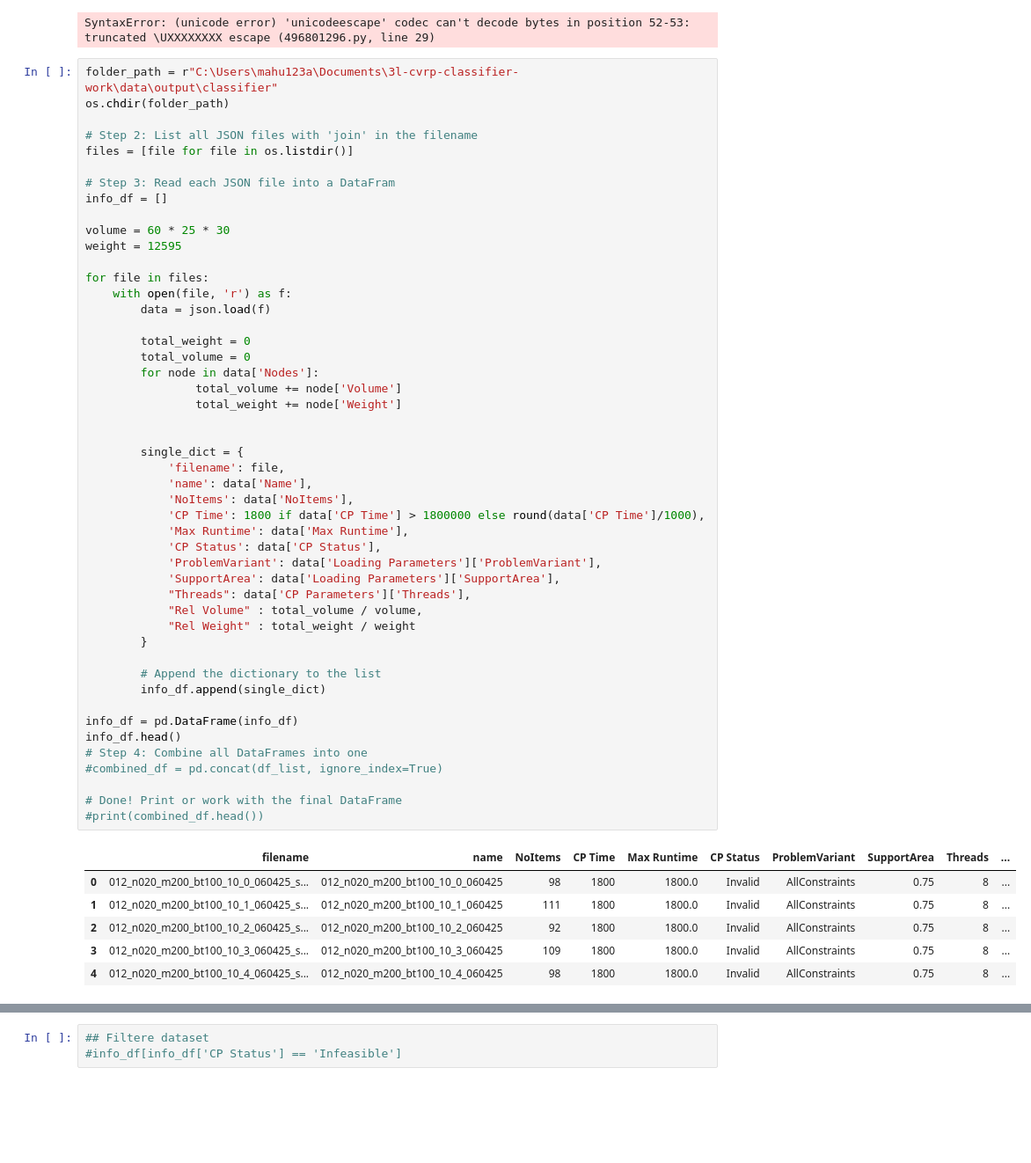
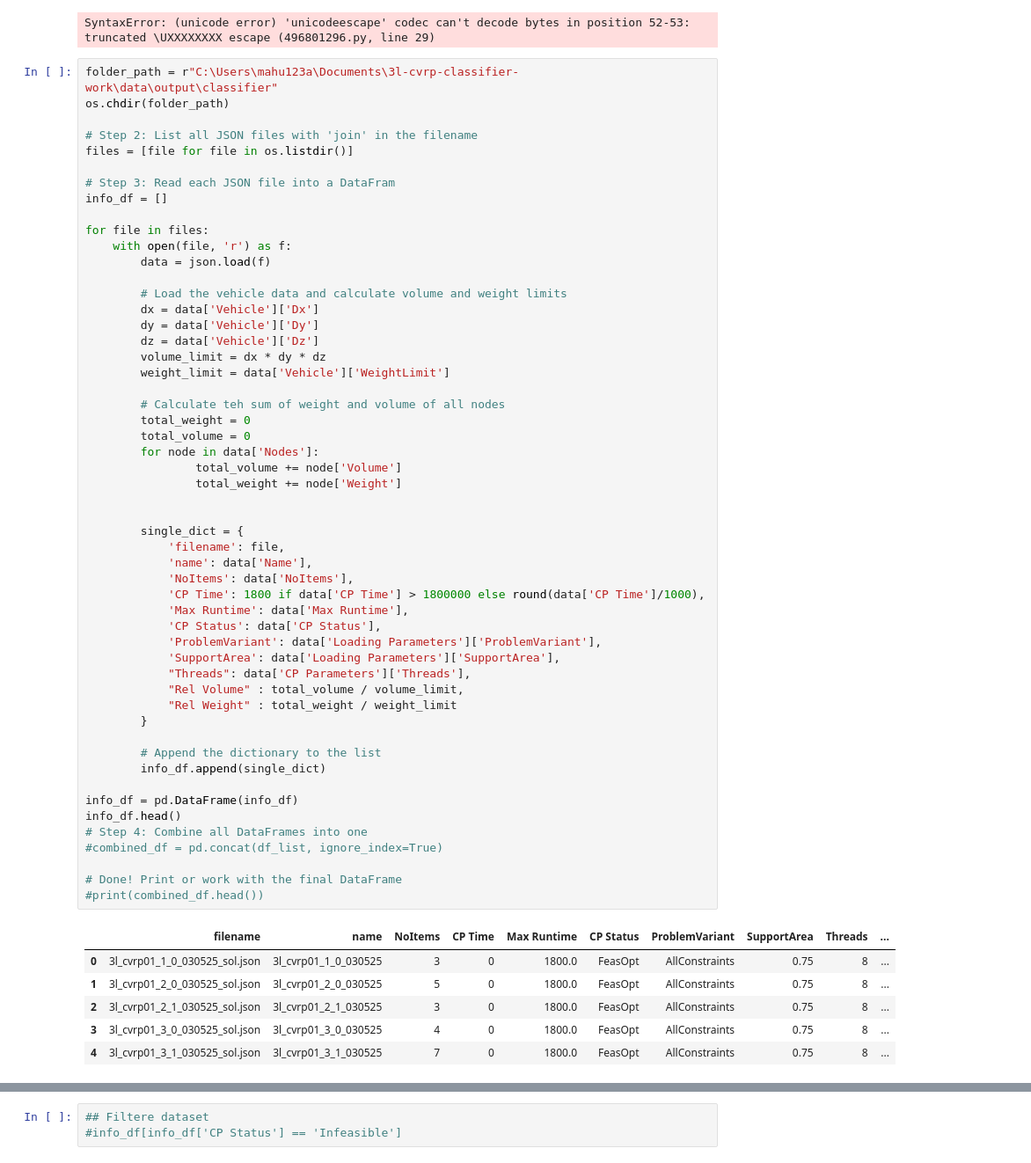
Before and after one commit to MxHbm/Analysis_Instances, a Jupyter notebook: analyze_output_classifier.ipynb, the cells around one changed output, grey strips where cells are left out. Shown at 88% size. Saved outputs shown, nothing was run; the diff lists cells and outputs as text; blank space fills up the shorter version.

```diff
--- a/analyze_output_classifier.ipynb
+++ b/analyze_output_classifier.ipynb
@@ -81,51 +81,56 @@ files = [file for file in os.listdir()]
 # Step 3: Read each JSON file into a DataFram
 info_df = []
 
-volume = 60 * 25 * 30
-weight = 12595
-
 for file in files:
     with open(file, 'r') as f:
         data = json.load(f)
 
+        # Load the vehicle data and calculate volume and weight limits
+        dx = data['Vehicle']['Dx']
+        dy = data['Vehicle']['Dy']
+        dz = data['Vehicle']['Dz']
+        volume_limit = dx * dy * dz
+        weight_limit = data['Vehicle']['WeightLimit']
+
+        # Calculate teh sum of weight and volume of all nodes
         total_weight = 0
         total_volume = 0
         for node in data['Nodes']:
                 total_volume += node['Volume']
                 total_weight += node['Weight']
 
 
         single_dict = {
             'filename': file,
             'name': data['Name'],
             'NoItems': data['NoItems'],
             'CP Time': 1800 if data['CP Time'] > 1800000 else round(data['CP Time']/1000),
             'Max Runtime': data['Max Runtime'],
             'CP Status': data['CP Status'],
             'ProblemVariant': data['Loading Parameters']['ProblemVariant'],
             'SupportArea': data['Loading Parameters']['SupportArea'],
             "Threads": data['CP Parameters']['Threads'],
-            "Rel Volume" : total_volume / volume,
-            "Rel Weight" : total_weight / weight
+            "Rel Volume" : total_volume / volume_limit,
+            "Rel Weight" : total_weight / weight_limit
         }
 
         # Append the dictionary to the list
         info_df.append(single_dict)
 
 info_df = pd.DataFrame(info_df)
 info_df.head()
 # Step 4: Combine all DataFrames into one
 #combined_df = pd.concat(df_list, ignore_index=True)
 
 # Done! Print or work with the final DataFrame
 #print(combined_df.head())
 # %% [output]
 |  | filename | name | NoItems | CP Time | Max Runtime | CP Status | ProblemVariant | SupportArea | Threads | ... |
-| 0 | 012_n020_m200_bt100_10_0_060425_s... | 012_n020_m200_bt100_10_0_060425 | 98 | 1800 | 1800.0 | Invalid | AllConstraints | 0.75 | 8 | ... |
-| 1 | 012_n020_m200_bt100_10_1_060425_s... | 012_n020_m200_bt100_10_1_060425 | 111 | 1800 | 1800.0 | Invalid | AllConstraints | 0.75 | 8 | ... |
-| 2 | 012_n020_m200_bt100_10_2_060425_s... | 012_n020_m200_bt100_10_2_060425 | 92 | 1800 | 1800.0 | Invalid | AllConstraints | 0.75 | 8 | ... |
-| 3 | 012_n020_m200_bt100_10_3_060425_s... | 012_n020_m200_bt100_10_3_060425 | 109 | 1800 | 1800.0 | Invalid | AllConstraints | 0.75 | 8 | ... |
-| 4 | 012_n020_m200_bt100_10_4_060425_s... | 012_n020_m200_bt100_10_4_060425 | 98 | 1800 | 1800.0 | Invalid | AllConstraints | 0.75 | 8 | ... |
+| 0 | 3l_cvrp01_1_0_030525_sol.json | 3l_cvrp01_1_0_030525 | 3 | 0 | 1800.0 | FeasOpt | AllConstraints | 0.75 | 8 | ... |
+| 1 | 3l_cvrp01_2_0_030525_sol.json | 3l_cvrp01_2_0_030525 | 5 | 0 | 1800.0 | FeasOpt | AllConstraints | 0.75 | 8 | ... |
+| 2 | 3l_cvrp01_2_1_030525_sol.json | 3l_cvrp01_2_1_030525 | 3 | 0 | 1800.0 | FeasOpt | AllConstraints | 0.75 | 8 | ... |
+| 3 | 3l_cvrp01_3_0_030525_sol.json | 3l_cvrp01_3_0_030525 | 4 | 0 | 1800.0 | FeasOpt | AllConstraints | 0.75 | 8 | ... |
+| 4 | 3l_cvrp01_3_1_030525_sol.json | 3l_cvrp01_3_1_030525 | 7 | 0 | 1800.0 | FeasOpt | AllConstraints | 0.75 | 8 | ... |
 # %%
 len(info_df) #3248 #3543
 # %% [output]
```
Also changed, not shown: parts of 7 cells of this notebook.
